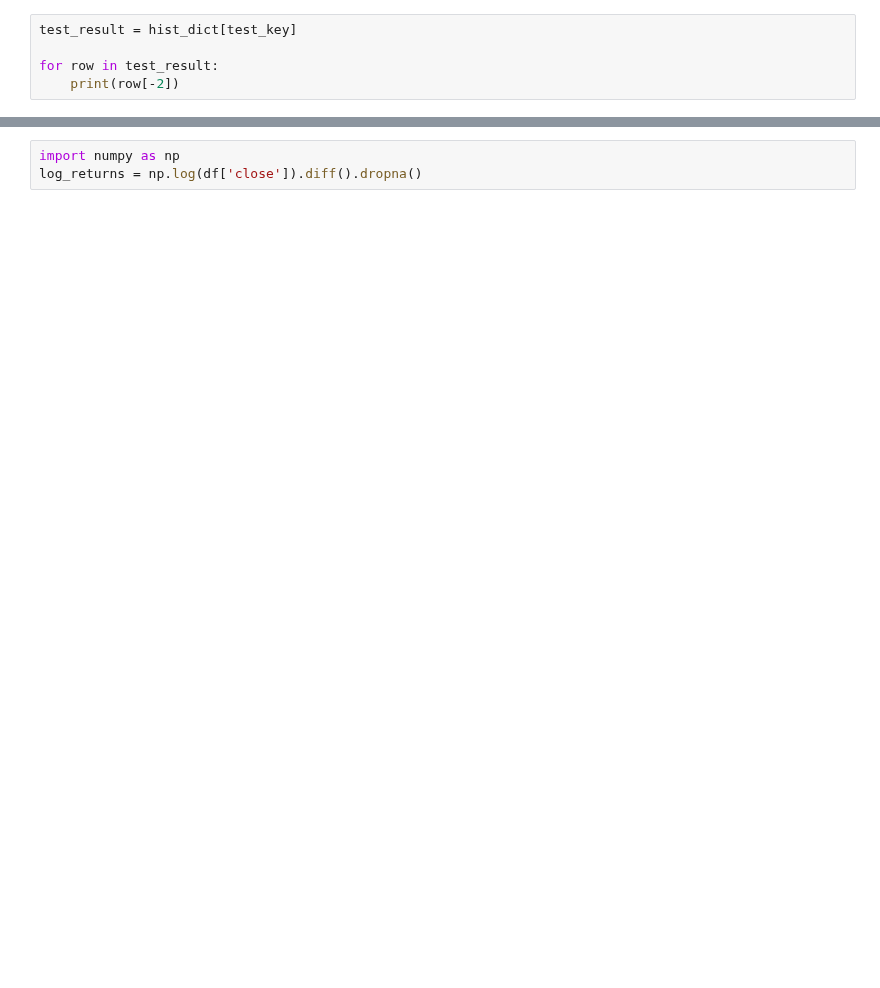
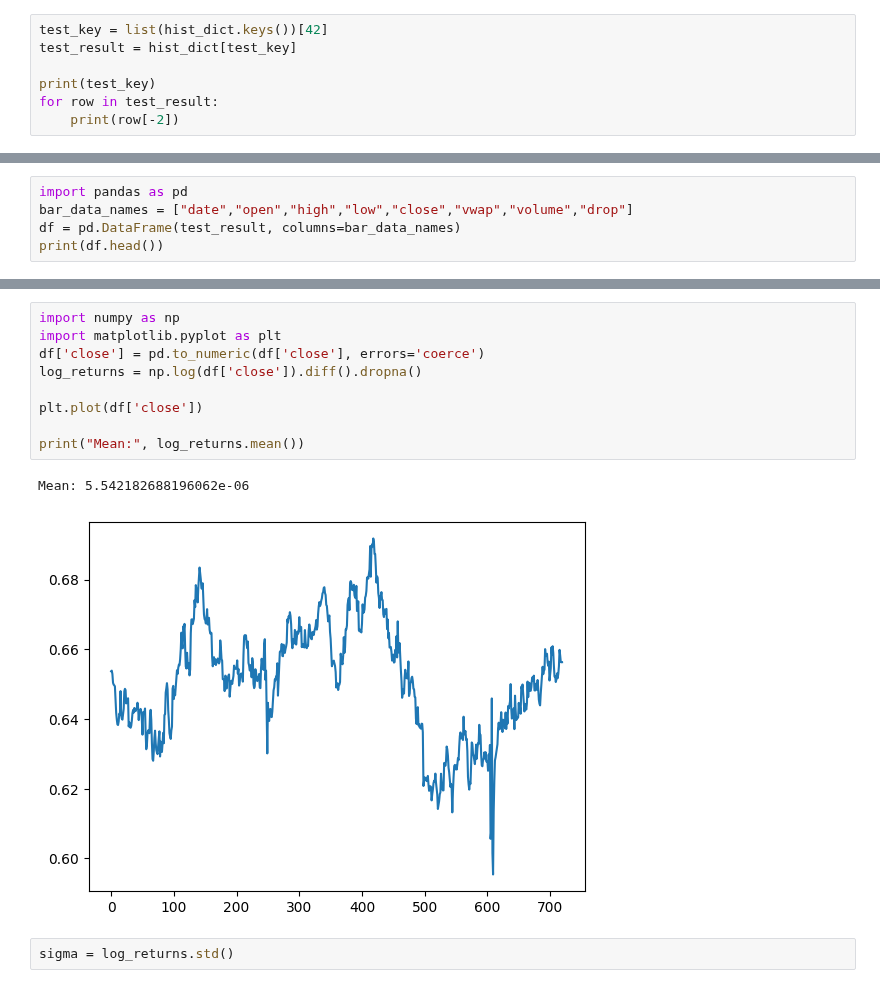
Before and after one commit to nickwilliamsdev/treetrader, a Jupyter notebook: kraken_playground.ipynb, the cells around one changed output, grey strips where cells are left out. Saved outputs shown, nothing was run; the diff lists cells and outputs as text; blank space fills up the shorter version.

```diff
--- a/kraken_playground.ipynb
+++ b/kraken_playground.ipynb
@@ -32,6 +32,8 @@ test_key = list(hist_dict.keys())[0]
 # %%
+test_key = list(hist_dict.keys())[42]
 test_result = hist_dict[test_key]
 
+print(test_key)
 for row in test_result:
     print(row[-2])
 # %% [output]
@@ -54,0 +57,5 @@ for row in test_result:
+# %%
+import pandas as pd
+bar_data_names = ["date","open","high","low","close","vwap","volume","drop"]
+df = pd.DataFrame(test_result, columns=bar_data_names)
+print(df.head())
@@ -55,3 +76,14 @@ for row in test_result:
 # %%
 import numpy as np
+import matplotlib.pyplot as plt
+df['close'] = pd.to_numeric(df['close'], errors='coerce')
 log_returns = np.log(df['close']).diff().dropna()
+
+plt.plot(df['close'])
+
+print("Mean:", log_returns.mean())
+# %% [output]
+Mean: 5.542182688196062e-06
+[figure, added]
+# %%
+sigma = log_returns.std()
```
Also changed, not shown: parts of 7 cells of this notebook.
